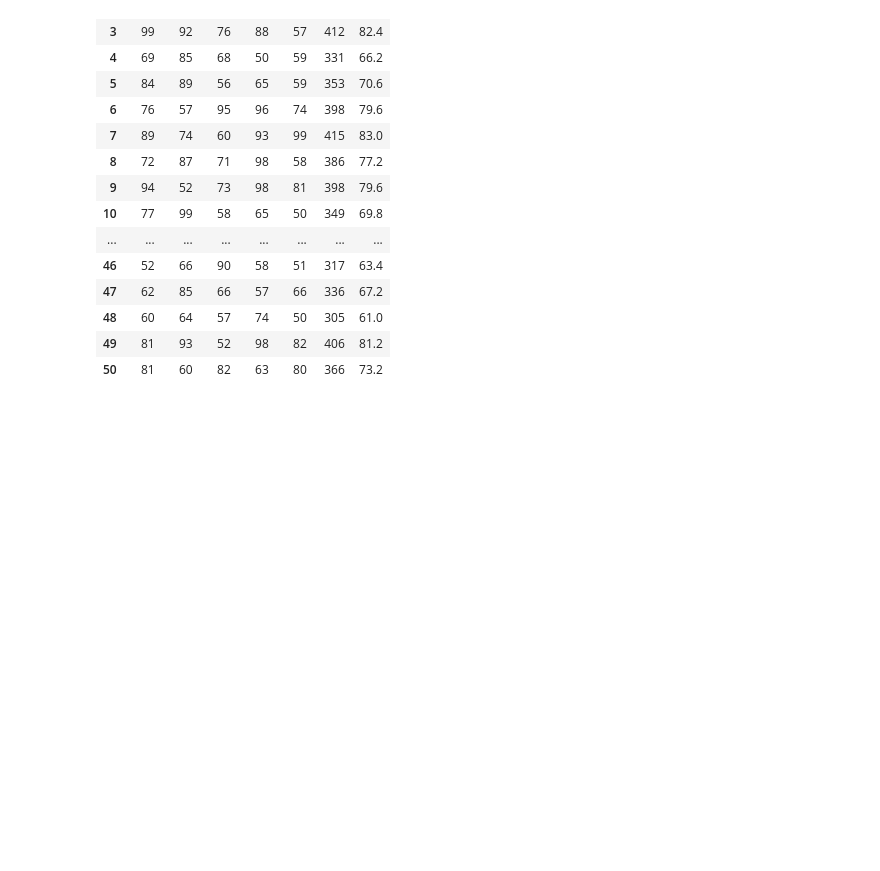
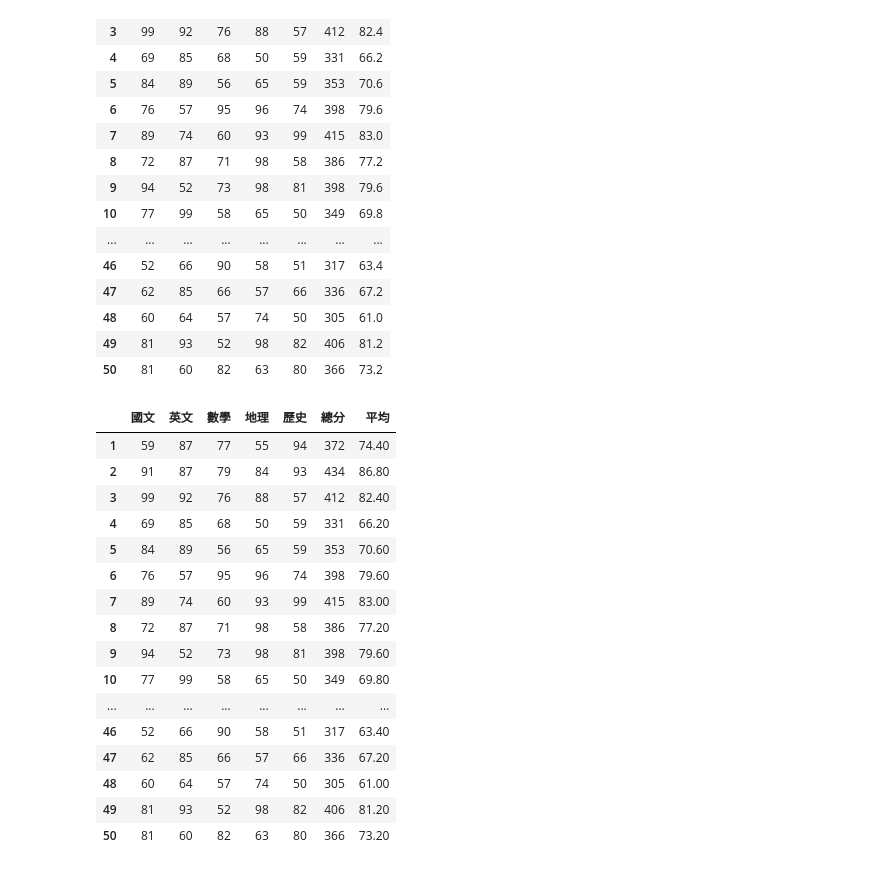
Before and after one commit to PixyChiou/__112_python_chihlee__Pixy, a Jupyter notebook: lesson14_3.ipynb, the cells around one changed output. Saved outputs shown, nothing was run; the diff lists cells and outputs as text; code cells hidden in the pictures; blank space fills up the shorter version.

```diff
--- a/lesson14_3.ipynb
+++ b/lesson14_3.ipynb
@@ -45,3 +45,27 @@ sc2.style\
     .format(precision=2)\
     .highlight_between(left=50,right=59)\
     .to_excel('abc2.xlsx')
+# %%
+scroes_df
+scroes_df.style\
+    .format(precision=2)\
+    .highlight_between(left=50,right=59,props='color:white;background-color:#F596AA;')\
+    .highlight_max(axis=1,subset=scroes_df.columns[:5],props='color:white;background-color:#5DAC81;')\
+# %% [output]
+|  | 國文 | 英文 | 數學 | 地理 | 歷史 | 總分 | 平均 |
+| 1 | 59 | 87 | 77 | 55 | 94 | 372 | 74.40 |
+| 2 | 91 | 87 | 79 | 84 | 93 | 434 | 86.80 |
+| 3 | 99 | 92 | 76 | 88 | 57 | 412 | 82.40 |
+| 4 | 69 | 85 | 68 | 50 | 59 | 331 | 66.20 |
+| 5 | 84 | 89 | 56 | 65 | 59 | 353 | 70.60 |
+| 6 | 76 | 57 | 95 | 96 | 74 | 398 | 79.60 |
+| 7 | 89 | 74 | 60 | 93 | 99 | 415 | 83.00 |
+| 8 | 72 | 87 | 71 | 98 | 58 | 386 | 77.20 |
+| 9 | 94 | 52 | 73 | 98 | 81 | 398 | 79.60 |
+| 10 | 77 | 99 | 58 | 65 | 50 | 349 | 69.80 |
+| ... | ... | ... | ... | ... | ... | ... | ... |
+| 46 | 52 | 66 | 90 | 58 | 51 | 317 | 63.40 |
+| 47 | 62 | 85 | 66 | 57 | 66 | 336 | 67.20 |
+| 48 | 60 | 64 | 57 | 74 | 50 | 305 | 61.00 |
+| 49 | 81 | 93 | 52 | 98 | 82 | 406 | 81.20 |
+| 50 | 81 | 60 | 82 | 63 | 80 | 366 | 73.20 |
```
Also changed, not shown: 2 other files.
